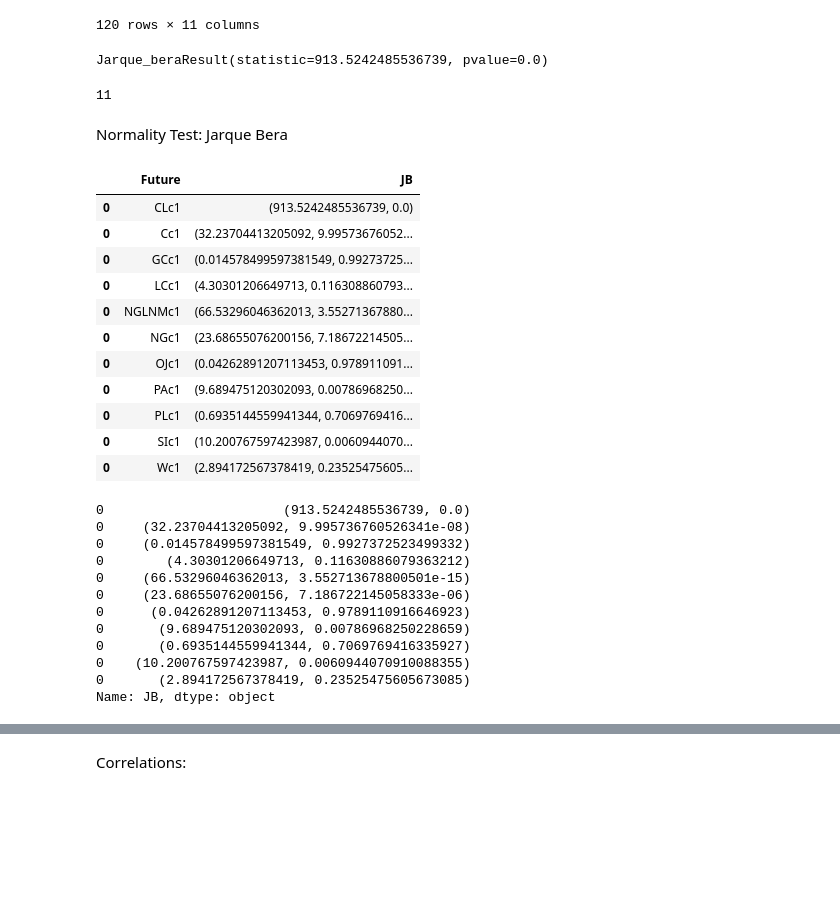
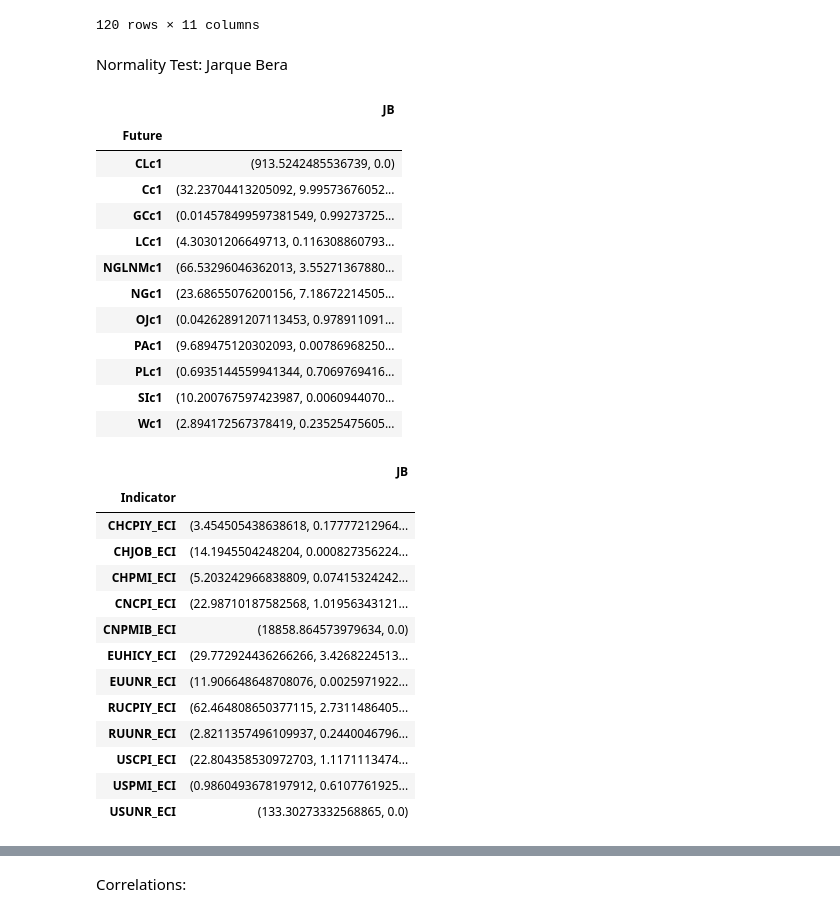
Before and after one commit to Liomat97/AQM, a Jupyter notebook: 3 Analysis.ipynb, the cells around one changed output, grey strips where cells are left out. Saved outputs shown, nothing was run; the diff lists cells and outputs as text; code cells hidden in the pictures; blank space fills up the shorter version.

```diff
--- a/3 Analysis.ipynb
+++ b/3 Analysis.ipynb
@@ -108,60 +108,57 @@ futures
 | 2021-11-30 | -0.233306 | -0.002202 | -0.005286 | 0.064600 | 0.361705 | -0.172346 | 0.020967 | -0.153723 | -0.095644 | -0.050535 | 0.001293 |
 | 2021-12-31 | 0.127906 | 0.045257 | 0.029938 | 0.022019 | -0.334016 | -0.202448 | 0.174288 | 0.113658 | 0.039984 | 0.024430 | -0.003885 |
 120 rows × 11 columns
-# %%
-stats.jarque_bera(futures['CLc1'])
-# %% [output]
-Jarque_beraResult(statistic=913.5242485536739, pvalue=0.0)
-# %%
-futures_col = len(futures.columns)
-futures_col
-# %% [output]
-11
 # %% [markdown]
 Normality Test: Jarque Bera
 # %%
 #Jarque Bera Test of the futures:
 Results_futures_JB = pd.DataFrame()
 for i in range (len(futures.columns)):
     JB = pd.DataFrame()
     JB['Future'] = [futures.columns[i]]
     JB['JB'] = [stats.jarque_bera(futures[futures.columns[i]])]
     Results_futures_JB = Results_futures_JB.append(JB)
+Results_futures_JB.set_index('Future', inplace=True)
 Results_futures_JB.to_excel('Results_futures_JB.xlsx')
 Results_futures_JB
 # %% [output]
-|  | Future | JB |
-| 0 | CLc1 | (913.5242485536739, 0.0) |
-| 0 | Cc1 | (32.23704413205092, 9.99573676052... |
-| 0 | GCc1 | (0.014578499597381549, 0.99273725... |
-| 0 | LCc1 | (4.30301206649713, 0.116308860793... |
-| 0 | NGLNMc1 | (66.53296046362013, 3.55271367880... |
-| 0 | NGc1 | (23.68655076200156, 7.18672214505... |
-| 0 | OJc1 | (0.04262891207113453, 0.978911091... |
-| 0 | PAc1 | (9.689475120302093, 0.00786968250... |
-| 0 | PLc1 | (0.6935144559941344, 0.7069769416... |
-| 0 | SIc1 | (10.200767597423987, 0.0060944070... |
-| 0 | Wc1 | (2.894172567378419, 0.23525475605... |
+|  | JB |
+| Future |  |
+| CLc1 | (913.5242485536739, 0.0) |
+| Cc1 | (32.23704413205092, 9.99573676052... |
+| GCc1 | (0.014578499597381549, 0.99273725... |
+| LCc1 | (4.30301206649713, 0.116308860793... |
+| NGLNMc1 | (66.53296046362013, 3.55271367880... |
+| NGc1 | (23.68655076200156, 7.18672214505... |
+| OJc1 | (0.04262891207113453, 0.978911091... |
+| PAc1 | (9.689475120302093, 0.00786968250... |
+| PLc1 | (0.6935144559941344, 0.7069769416... |
+| SIc1 | (10.200767597423987, 0.0060944070... |
+| Wc1 | (2.894172567378419, 0.23525475605... |
 # %%
-Results_futures_JB = pd.DataFrame()
-for i in range (len(futures.columns)):
+Results_macro_JB = pd.DataFrame()
+for i in range (len(macro.columns)):
     JB = pd.DataFrame()
-    JB['Future'] = [futures.columns[i]]
-    JB['JB'] = [stats.jarque_bera(futures[futures.columns[i]])]
-    Results_futures_JB = Results_futures_JB.append(JB)
-Results_futures_JB['JB']
+    JB['Indicator'] = [macro.columns[i]]
+    JB['JB'] = [stats.jarque_bera(macro[macro.columns[i]])]
+    Results_macro_JB = Results_macro_JB.append(JB)
+Results_macro_JB.set_index('Indicator', inplace=True)
+Results_macro_JB.to_excel('Results_macro_JB.xlsx')
+Results_macro_JB
 # %% [output]
-0                       (913.5242485536739, 0.0)
-0     (32.23704413205092, 9.995736760526341e-08)
-0     (0.014578499597381549, 0.9927372523499332)
-0        (4.30301206649713, 0.11630886079363212)
-0     (66.53296046362013, 3.552713678800501e-15)
-0     (23.68655076200156, 7.186722145058333e-06)
-0      (0.04262891207113453, 0.9789110916646923)
-0       (9.689475120302093, 0.00786968250228659)
-0       (0.6935144559941344, 0.7069769416335927)
-0    (10.200767597423987, 0.0060944070910088355)
-0       (2.894172567378419, 0.23525475605673085)
-Name: JB, dtype: object
+|  | JB |
+| Indicator |  |
+| CHCPIY_ECI | (3.454505438638618, 0.17777212964... |
+| CHJOB_ECI | (14.1945504248204, 0.000827356224... |
+| CHPMI_ECI | (5.203242966838809, 0.07415324242... |
+| CNCPI_ECI | (22.98710187582568, 1.01956343121... |
+| CNPMIB_ECI | (18858.864573979634, 0.0) |
+| EUHICY_ECI | (29.772924436266266, 3.4268224513... |
+| EUUNR_ECI | (11.906648648708076, 0.0025971922... |
+| RUCPIY_ECI | (62.464808650377115, 2.7311486405... |
+| RUUNR_ECI | (2.8211357496109937, 0.2440046796... |
+| USCPI_ECI | (22.804358530972703, 1.1171113474... |
+| USPMI_ECI | (0.9860493678197912, 0.6107761925... |
+| USUNR_ECI | (133.30273332568865, 0.0) |
 # %%
 #Jarque Bera Test of the Macro:
```
Also changed, not shown: parts of 4 cells of this notebook, 3 other files.
